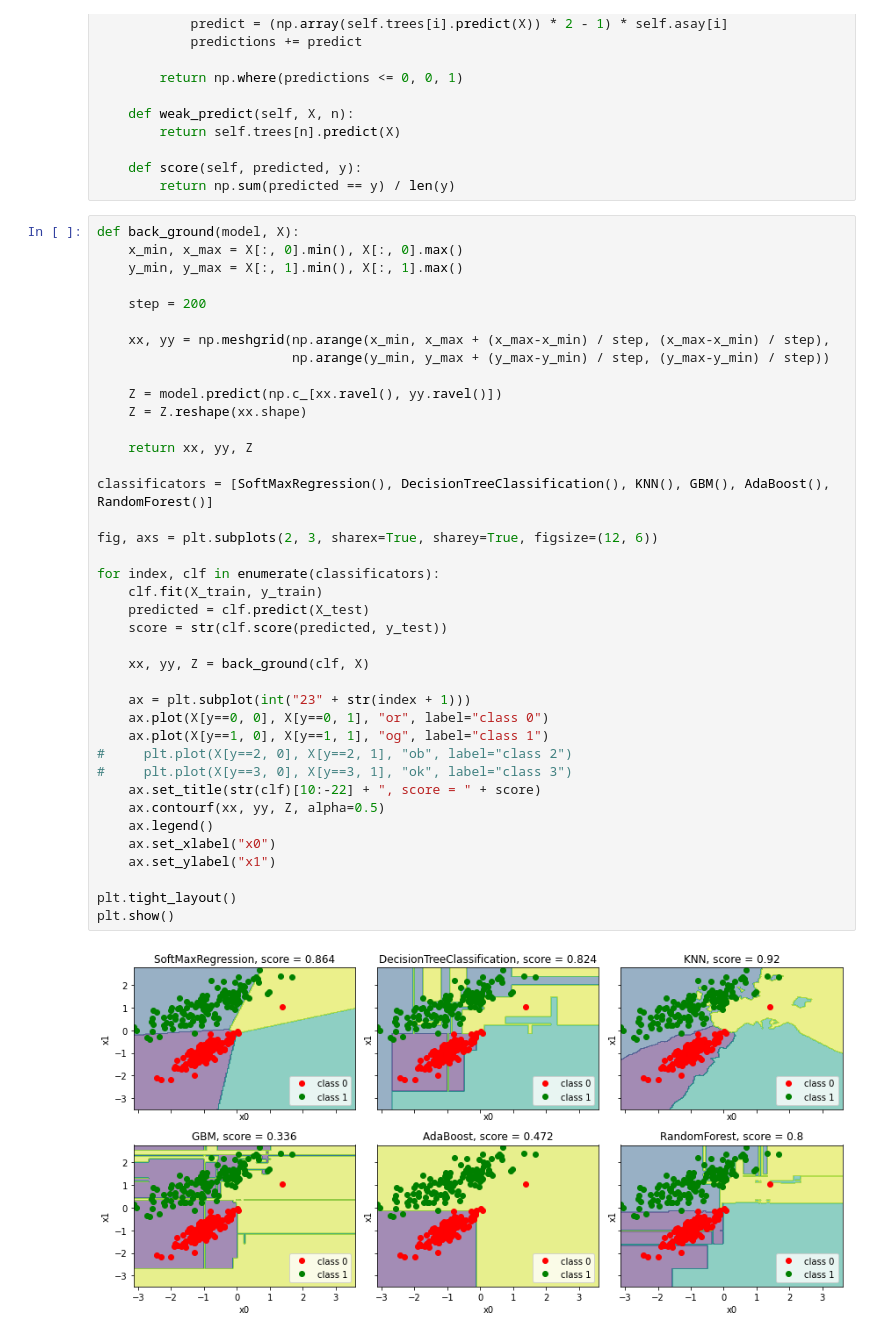
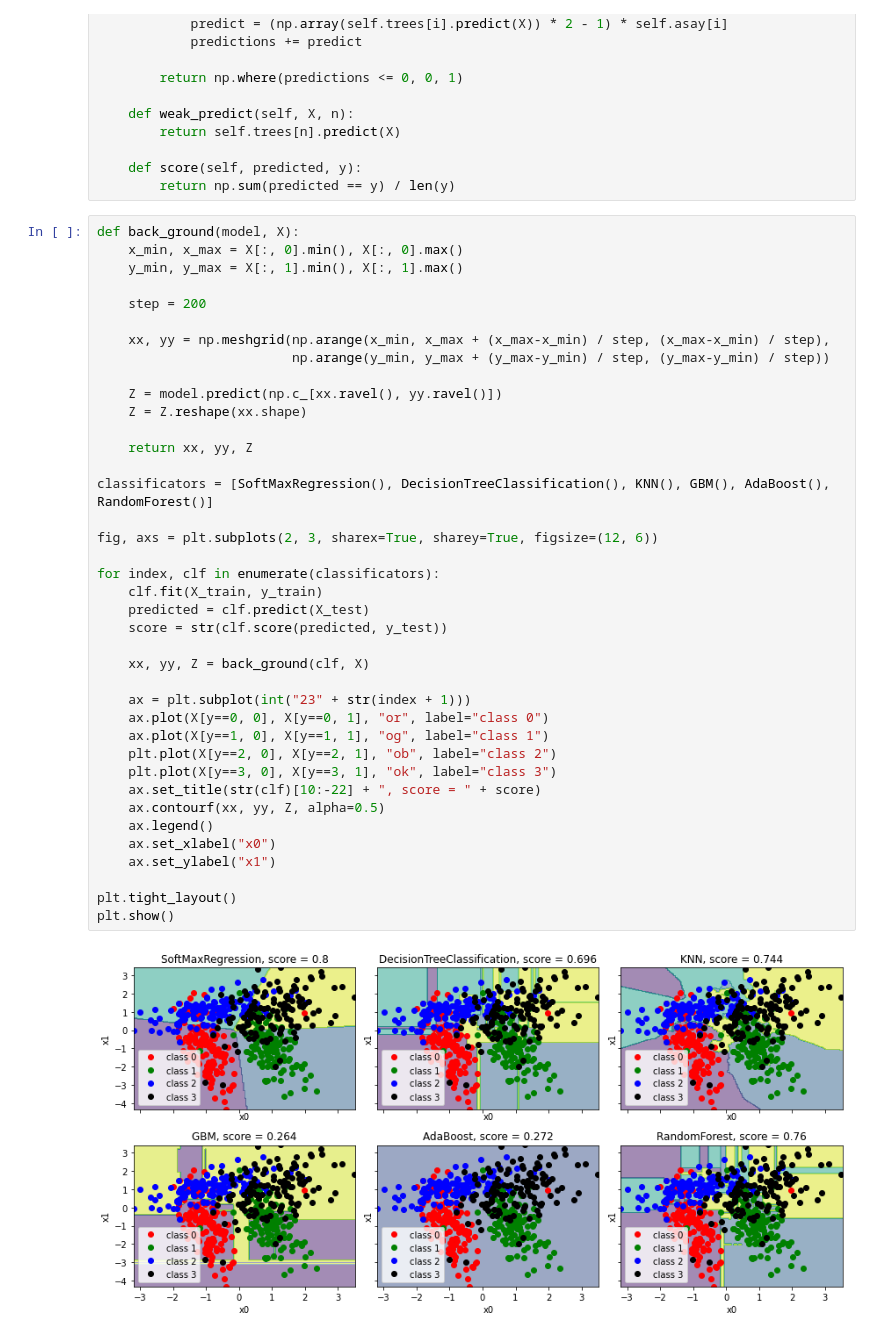
Before and after one commit to tka400/All-models, a Jupyter notebook: All models.ipynb, the cells around one changed output. Drawn from its saved outputs; the diff is of its cells as text.

```diff
--- a/All models.ipynb
+++ b/All models.ipynb
@@ -530,33 +530,33 @@ def back_ground(model, X):
                          np.arange(y_min, y_max + (y_max-y_min) / step, (y_max-y_min) / step))
 
     Z = model.predict(np.c_[xx.ravel(), yy.ravel()])
     Z = Z.reshape(xx.shape)
 
     return xx, yy, Z
 
 classificators = [SoftMaxRegression(), DecisionTreeClassification(), KNN(), GBM(), AdaBoost(), RandomForest()]
 
 fig, axs = plt.subplots(2, 3, sharex=True, sharey=True, figsize=(12, 6))
 
 for index, clf in enumerate(classificators):
     clf.fit(X_train, y_train)
     predicted = clf.predict(X_test)
     score = str(clf.score(predicted, y_test))
 
     xx, yy, Z = back_ground(clf, X)
 
     ax = plt.subplot(int("23" + str(index + 1)))
     ax.plot(X[y==0, 0], X[y==0, 1], "or", label="class 0")
     ax.plot(X[y==1, 0], X[y==1, 1], "og", label="class 1")
-#     plt.plot(X[y==2, 0], X[y==2, 1], "ob", label="class 2")
-#     plt.plot(X[y==3, 0], X[y==3, 1], "ok", label="class 3")
+    plt.plot(X[y==2, 0], X[y==2, 1], "ob", label="class 2")
+    plt.plot(X[y==3, 0], X[y==3, 1], "ok", label="class 3")
     ax.set_title(str(clf)[10:-22] + ", score = " + score)
     ax.contourf(xx, yy, Z, alpha=0.5)
     ax.legend()
     ax.set_xlabel("x0")
     ax.set_ylabel("x1")
 
 plt.tight_layout()
 plt.show()
 # %% [output]
-[figure, old version]
+[figure, new version]
```
Also changed, not shown: 2 other files.
